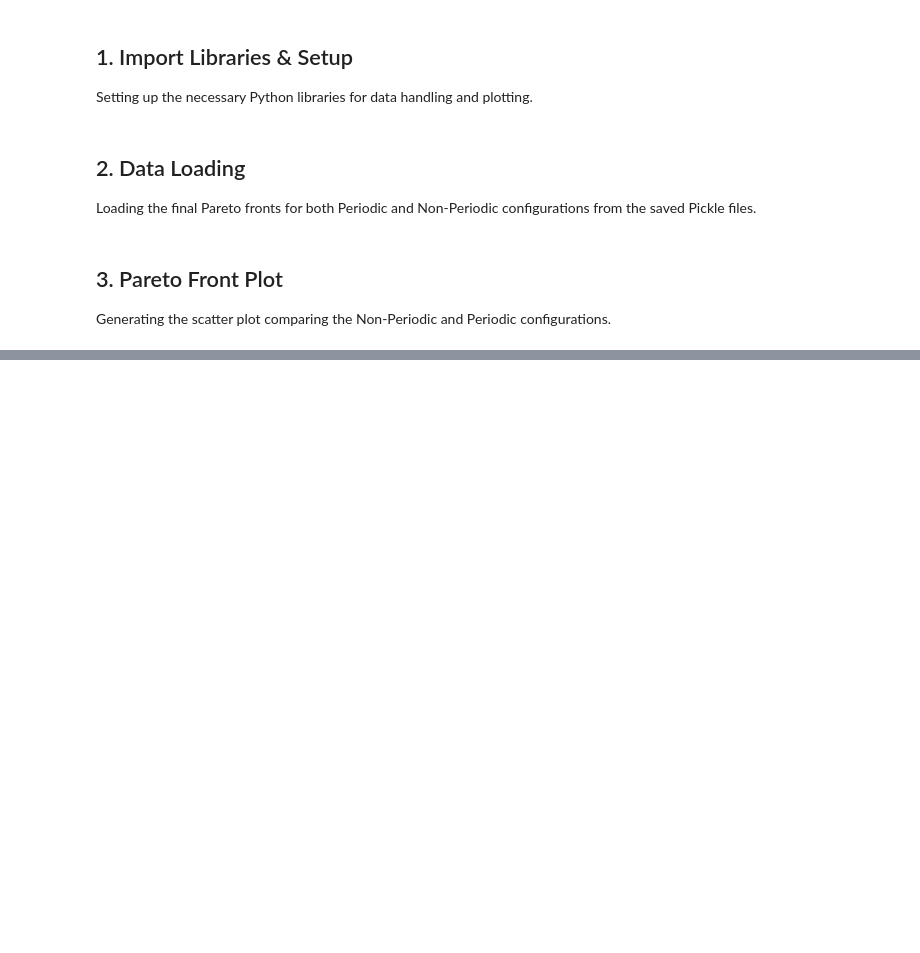
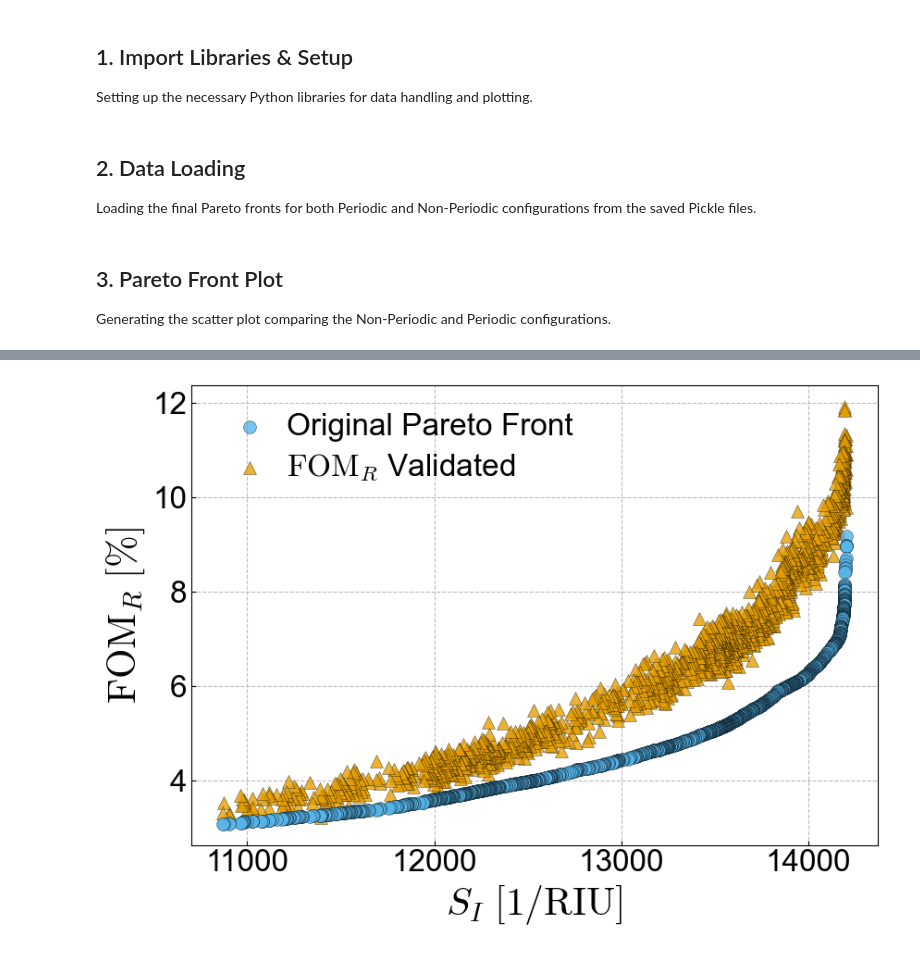
Before and after one commit to Boll24/Robust_NP_BSW_sensors, a Jupyter notebook: notebooks/plot_pareto_fronts.ipynb, the cells around one changed output, grey strips where cells are left out. Saved outputs shown, nothing was run; the diff lists cells and outputs as text; code cells hidden in the pictures; blank space fills up the shorter version.

```diff
--- a/notebooks/plot_pareto_fronts.ipynb
+++ b/notebooks/plot_pareto_fronts.ipynb
@@ -100,0 +104,41 @@ plt.tight_layout(pad=0.2)
+# %%
+fig, ax = plt.subplots()
+
+S_I = data_np["S_I"]
+FOM_R_original = data_np["FOM_R"]
+FOM_R_validated = data_np["FOM_R_recalculation_Perturbation_ensemble_validation"]
+
+ax.scatter(S_I, FOM_R_original,
+           s=100,
+           alpha=0.8,
+           label="Original Pareto Front",
+           color='#56B4E9',       # Azzurro
+           edgecolor='black',
+           linewidth=0.3,
+           marker='o',
+           zorder=2)
+
+
+ax.scatter(S_I, FOM_R_validated,
+           s=100,
+           alpha=0.8,
+           label=r"$\mathrm{FOM}_R$ Validated",
+           color='#E69F00',       # Arancione
+           edgecolor='black',
+           linewidth=0.3,
+           marker='^',
+           zorder=1)
+
+
+ax.set_xlabel(r'$S_I$ $[1/\mathrm{RIU}]$', labelpad=4)
+ax.set_ylabel(r'$\mathrm{FOM}_R$ $[\%]$', labelpad=4)
+
+ax.legend(loc='upper left',
+          frameon=False,
+          handletextpad=0.2,
+          labelspacing=0.3,
+          shadow=True)
+
+plt.tight_layout(pad=0.2)
+# %% [output]
+[figure, added]
```
Also changed, not shown: parts of 3 cells of this notebook, 5 other files.
